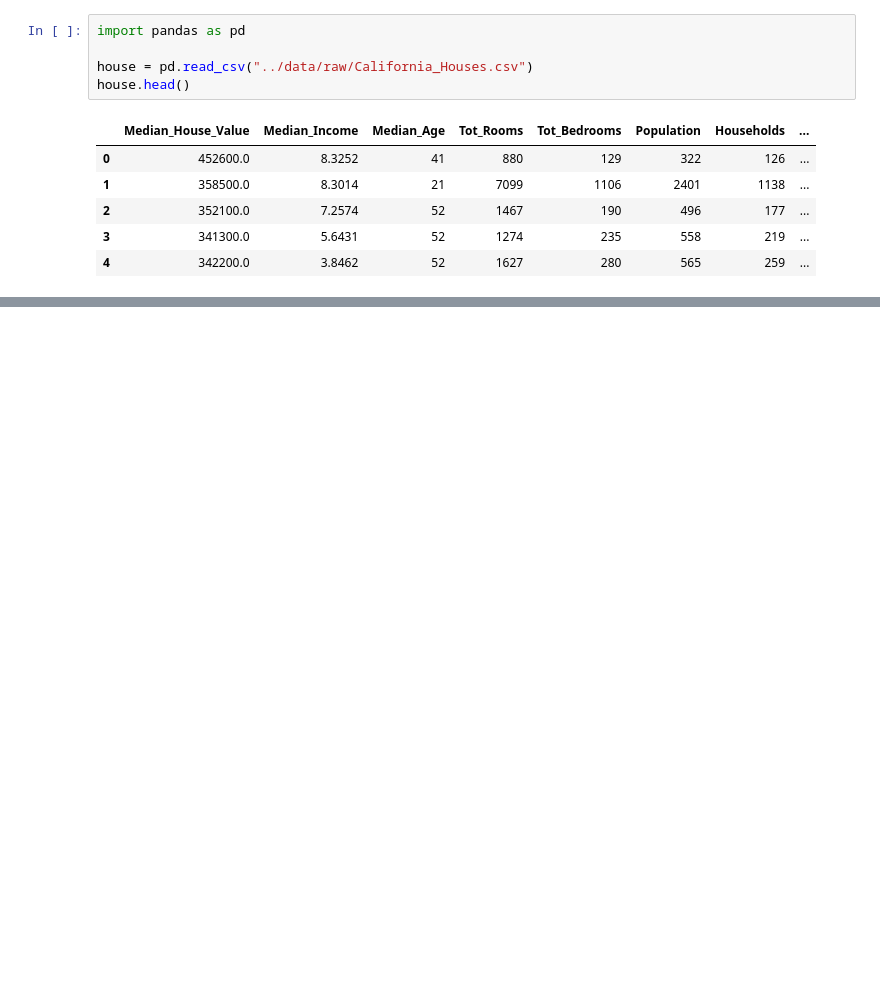
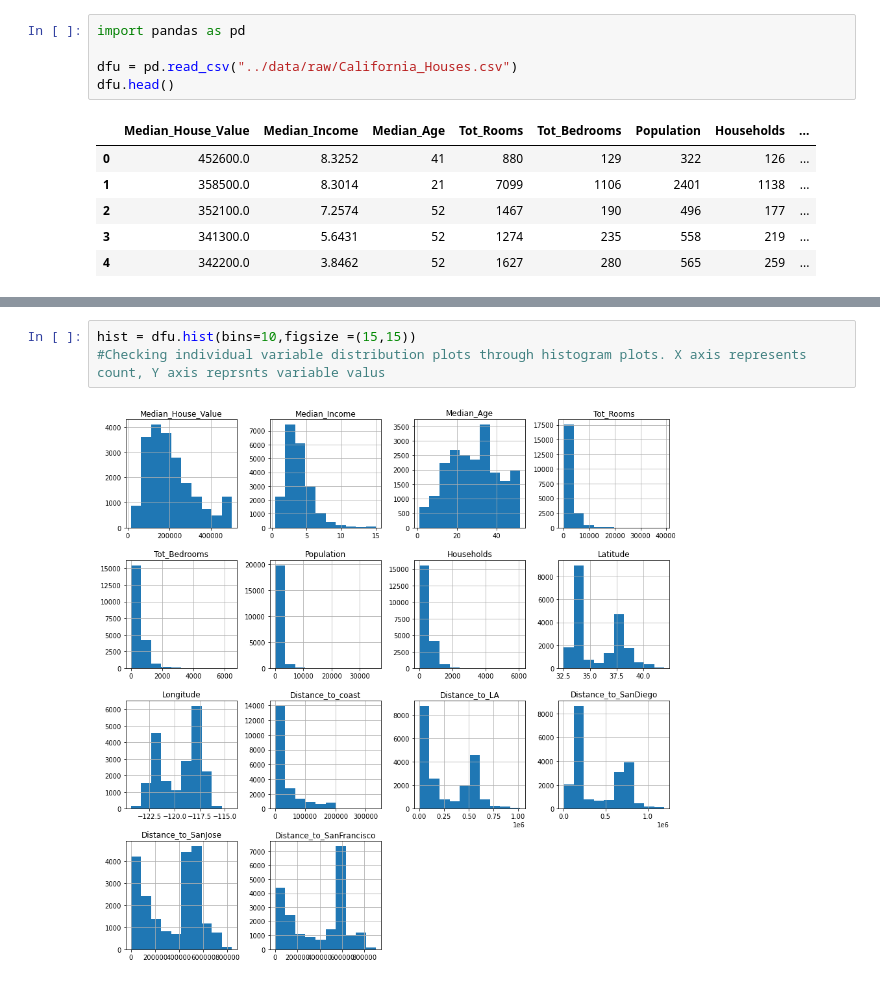
Before and after one commit to abeeto/project-group14-DATA301, a Jupyter notebook: notebooks/analysis2.ipynb, the cells around one changed output, grey strips where cells are left out. Cells and saved outputs as stored; diff of their text form; blank space fills up the shorter version.

```diff
--- a/notebooks/analysis2.ipynb
+++ b/notebooks/analysis2.ipynb
@@ -12,8 +12,8 @@ These variables include distance from the coastline, age of the house and number
 # %%
 import pandas as pd
 
-house = pd.read_csv("../data/raw/California_Houses.csv")
-house.head()
+dfu = pd.read_csv("../data/raw/California_Houses.csv")
+dfu.head()
 # %% [output]
 |  | Median_House_Value | Median_Income | Median_Age | Tot_Rooms | Tot_Bedrooms | Population | Households | ... |
 | 0 | 452600.0 | 8.3252 | 41 | 880 | 129 | 322 | 126 | ... |
@@ -23,0 +62,5 @@ house.head()
+# %%
+hist = dfu.hist(bins=10,figsize =(15,15))
+#Checking individual variable distribution plots through histogram plots. X axis represents count, Y axis reprsnts variable valus
+# %% [output]
+[figure, added]
```
Also changed, not shown: parts of 24 cells of this notebook, 1 other file.
